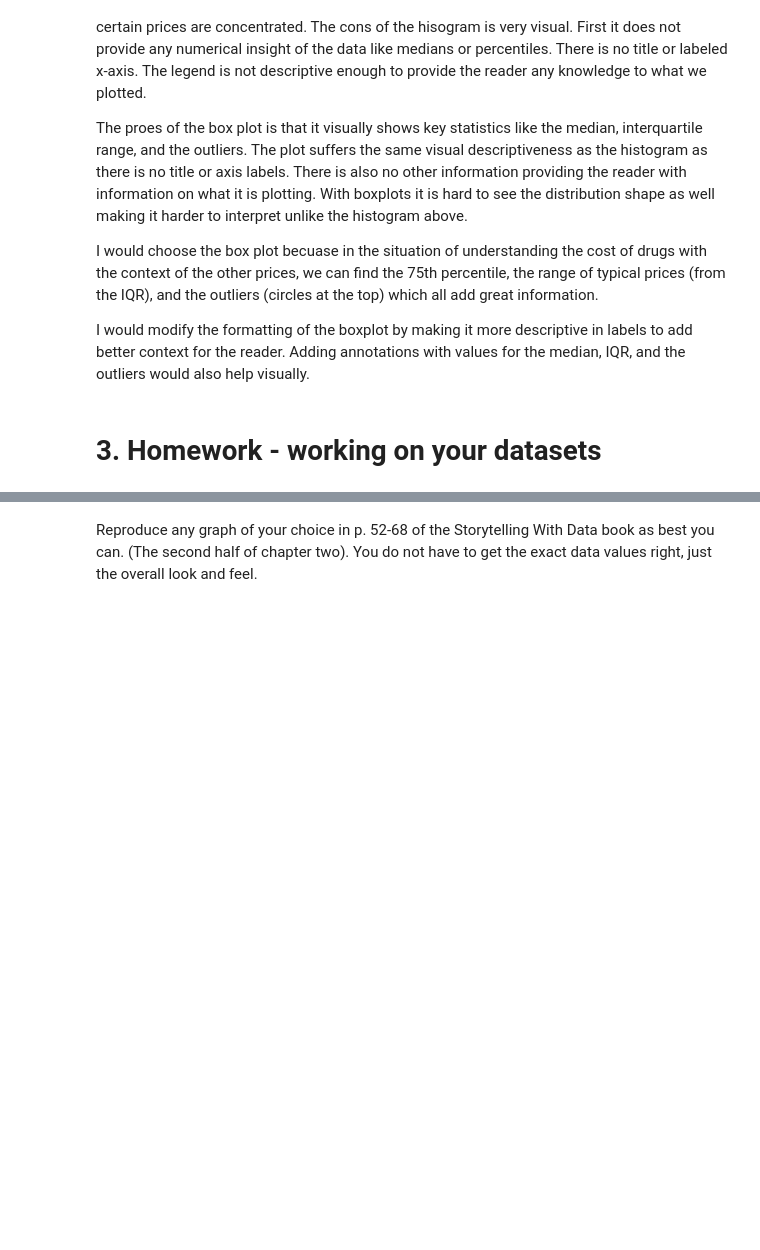
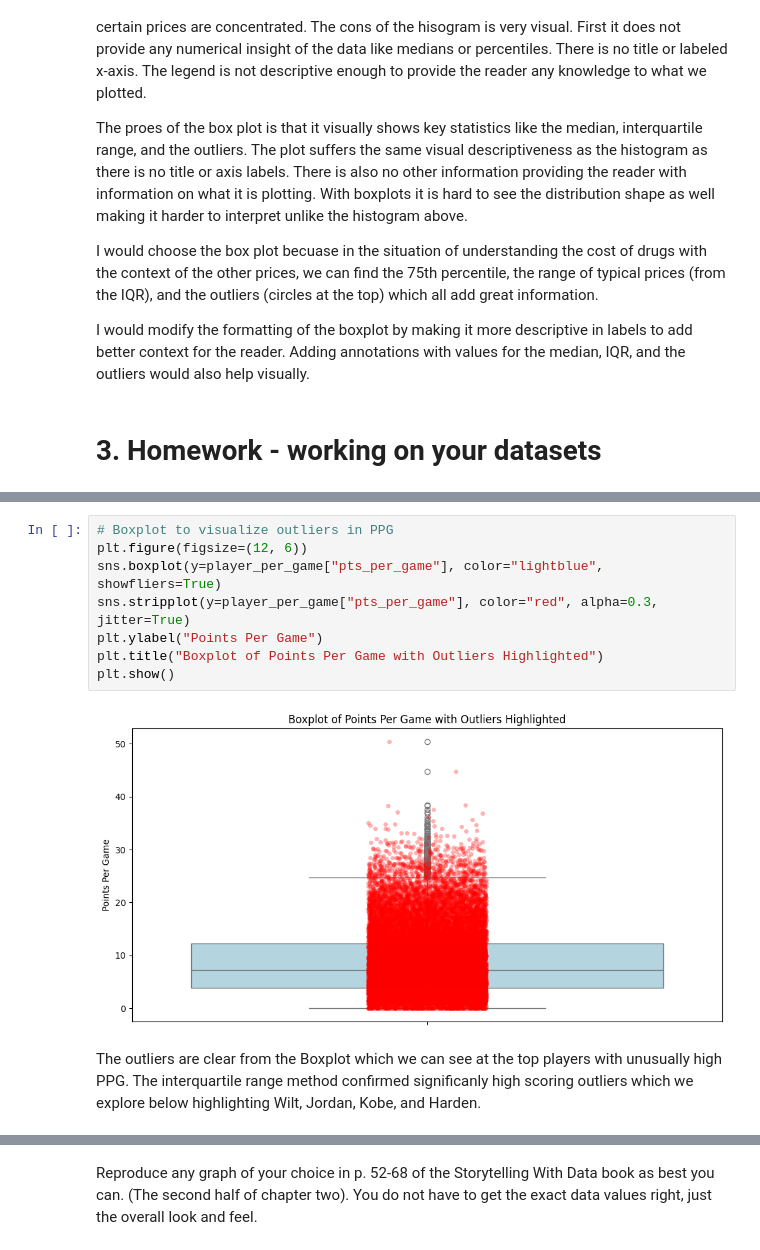
Before and after one commit to aydanmufti/2025-spring-B2, a Jupyter notebook: Week4.ipynb, the cells around one changed output, grey strips where cells are left out. Drawn from its saved outputs; the diff is of its cells as text; blank space fills up the shorter version.

```diff
--- a/Week4.ipynb
+++ b/Week4.ipynb
@@ -76,0 +189,12 @@ import seaborn as sns
+# %%
+# Boxplot to visualize outliers in PPG
+plt.figure(figsize=(12, 6))
+sns.boxplot(y=player_per_game["pts_per_game"], color="lightblue", showfliers=True)
+sns.stripplot(y=player_per_game["pts_per_game"], color="red", alpha=0.3, jitter=True)
+plt.ylabel("Points Per Game")
+plt.title("Boxplot of Points Per Game with Outliers Highlighted")
+plt.show()
+# %% [output]
+[figure, added]
+# %% [markdown]
+The outliers are clear from the Boxplot which we can see at the top players with unusually high PPG. The interquartile range method confirmed significanly high scoring outliers which we explore below highlighting Wilt, Jordan, Kobe, and Harden.
```
Also changed, not shown: parts of 23 cells of this notebook.
